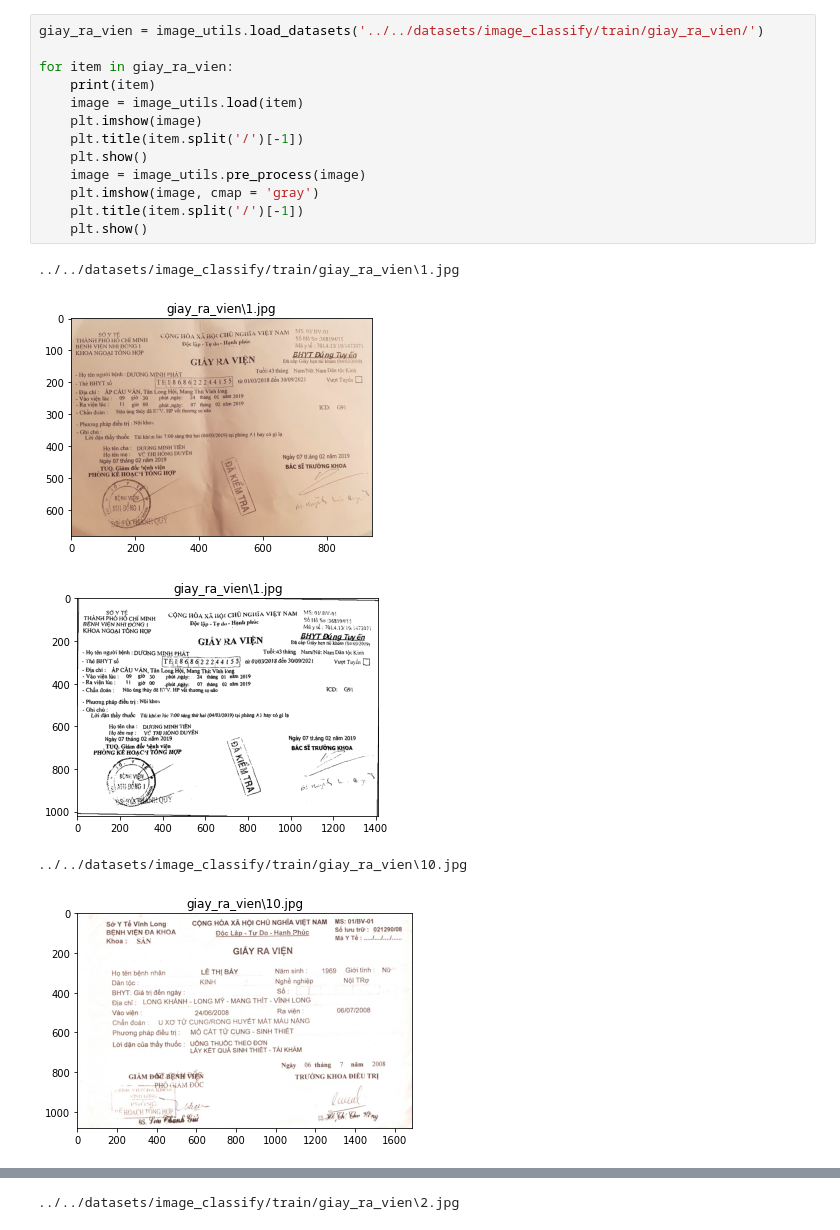
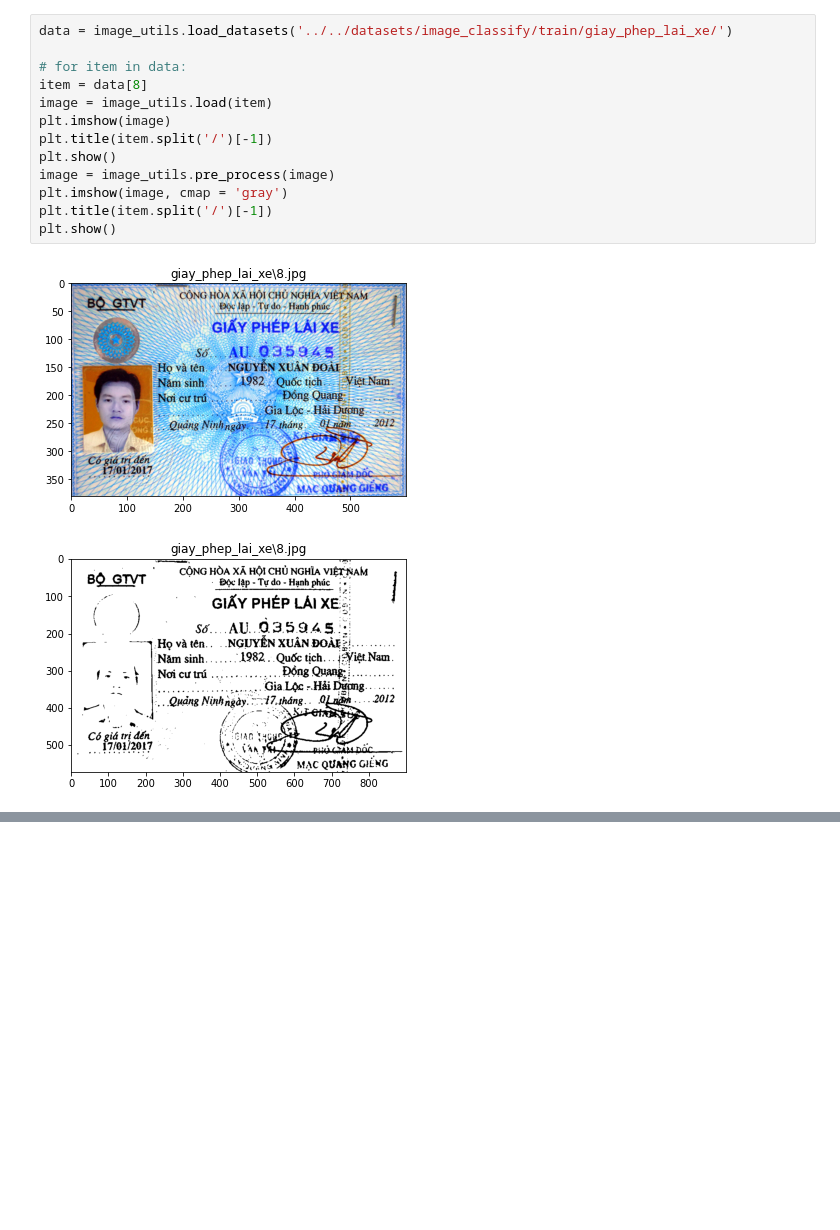
Before and after one commit to dnguyenngoc/image-classify, a Jupyter notebook: veirfy_pre_processing.ipynb, the cells around one changed output, grey strips where cells are left out. Saved outputs shown, nothing was run; the diff lists cells and outputs as text; blank space fills up the shorter version.

```diff
--- a/veirfy_pre_processing.ipynb
+++ b/veirfy_pre_processing.ipynb
@@ -13,19 +14,16 @@
 # %%
-giay_ra_vien = image_utils.load_datasets('../../datasets/image_classify/train/giay_ra_vien/')
+data = image_utils.load_datasets('../../datasets/image_classify/train/giay_phep_lai_xe/')
 
-for item in giay_ra_vien:
-    print(item)
-    image = image_utils.load(item)
-    plt.imshow(image)
-    plt.title(item.split('/')[-1])
-    plt.show()
-    image = image_utils.pre_process(image)
-    plt.imshow(image, cmap = 'gray')
-    plt.title(item.split('/')[-1])
-    plt.show()
+# for item in data:
+item = data[8]
+image = image_utils.load(item)
+plt.imshow(image)
+plt.title(item.split('/')[-1])
+plt.show()
+image = image_utils.pre_process(image)
+plt.imshow(image, cmap = 'gray')
+plt.title(item.split('/')[-1])
+plt.show()
 # %% [output]
-../../datasets/image_classify/train/giay_ra_vien\1.jpg
-[figure, old version]
+[figure, new version]
-[figure, old version]
+[figure, new version]
-../../datasets/image_classify/train/giay_ra_vien\10.jpg
-[figure, removed]
@@ -33 +29,0 @@ for item in giay_ra_vien:
-../../datasets/image_classify/train/giay_ra_vien\2.jpg
```
Also changed, not shown: parts of 2 cells of this notebook, 4 other files.
